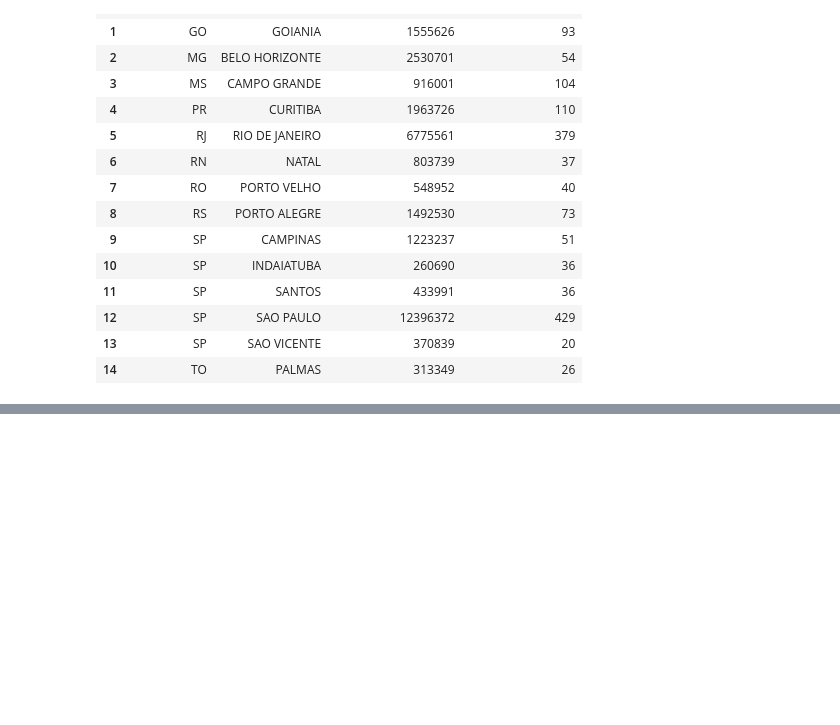
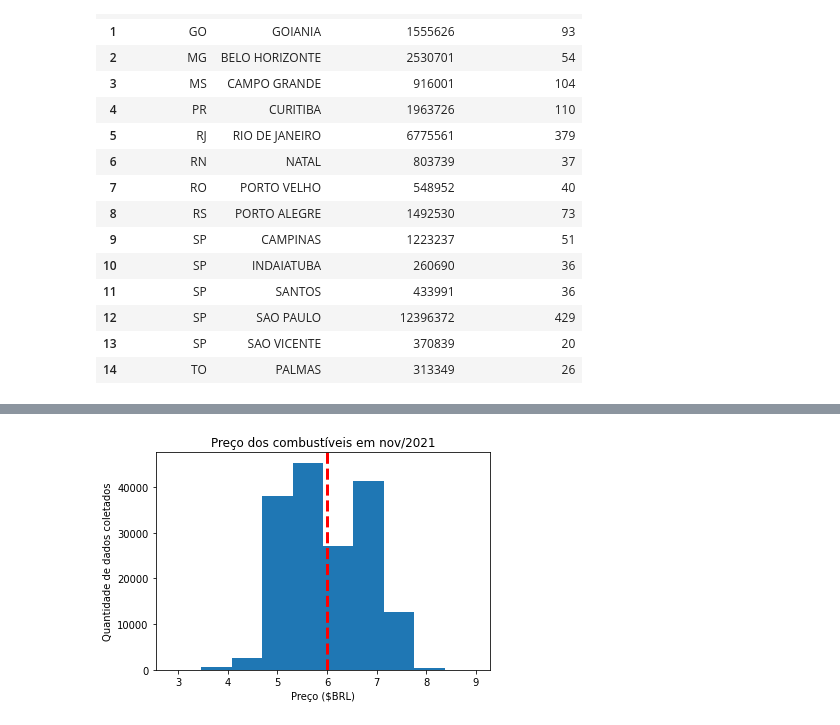
Before and after one commit to L1NEA/PythonPanda2023.01, a Jupyter notebook: Pandas01.ipynb, the cells around one changed output, grey strips where cells are left out. Cells and saved outputs as stored; diff of their text form; code cells hidden in the pictures; blank space fills up the shorter version.

```diff
--- a/Pandas01.ipynb
+++ b/Pandas01.ipynb
@@ -598,0 +612,14 @@ display (postos_por_municipio_df)
+# %%
+# Colocar título no gráfico e descrições dos eixos
+plt.hist(combustiveis_df['Valor de Venda'])
+plt.title("Preço dos combustíveis em nov/2021")
+plt.xlabel("Preço ($BRL)")
+plt.ylabel("Quantidade de dados coletados")
+
+# Exibe a linha tracejada com o preço médio
+plt.axvline(combustiveis_df['Valor de Venda'].mean(), color='red', linestyle='--', linewidth=3)
+
+# Exibe o gráfico
+plt.show()
+# %% [output]
+[figure, added]
```
Also changed, not shown: parts of 6 cells of this notebook.
